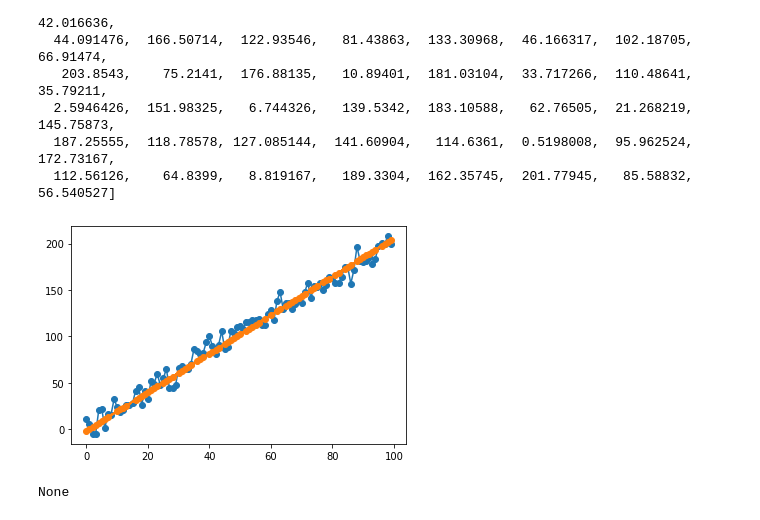
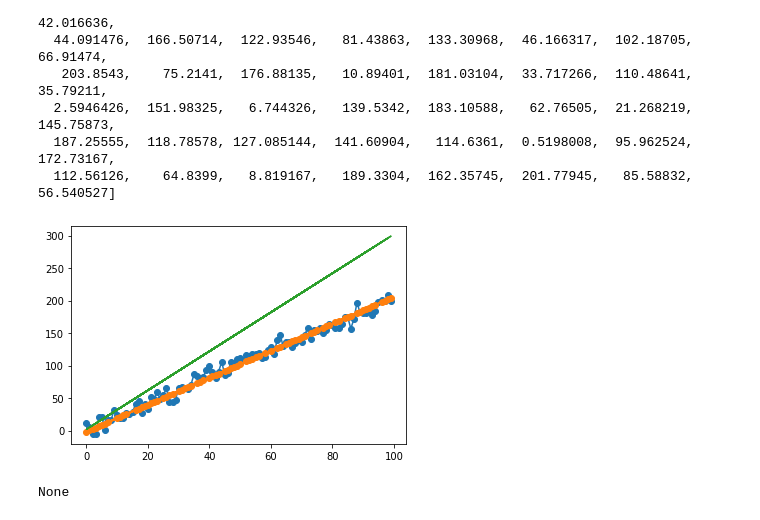
Before and after one commit to INF800/swift4tensorflow, a Jupyter notebook: lin_reg.ipynb, the cells around one changed output. Saved outputs shown, nothing was run; the diff lists cells and outputs as text; code cells hidden in the pictures.

```diff
--- a/lin_reg.ipynb
+++ b/lin_reg.ipynb
@@ -181,8 +181,10 @@ print(preds)
 # %%
 plt.close();
 plt.plot(X.makeNumpyArray(), y.makeNumpyArray(), marker: "o")
 plt.plot(train_x.transposed()[0].reshaped(to: [train_count]).makeNumpyArray(), preds.makeNumpyArray(), marker: "o")
+var y_without_noise = train_x • Tensor<Float>([3, 2]).reshaped(to: [2, 1])
+plt.plot(train_x.transposed()[0].reshaped(to: [train_count]).makeNumpyArray(), y_without_noise.makeNumpyArray())
 plt.show();
 # %% [output]
-[figure, old version]
+[figure, new version]
 None
```
